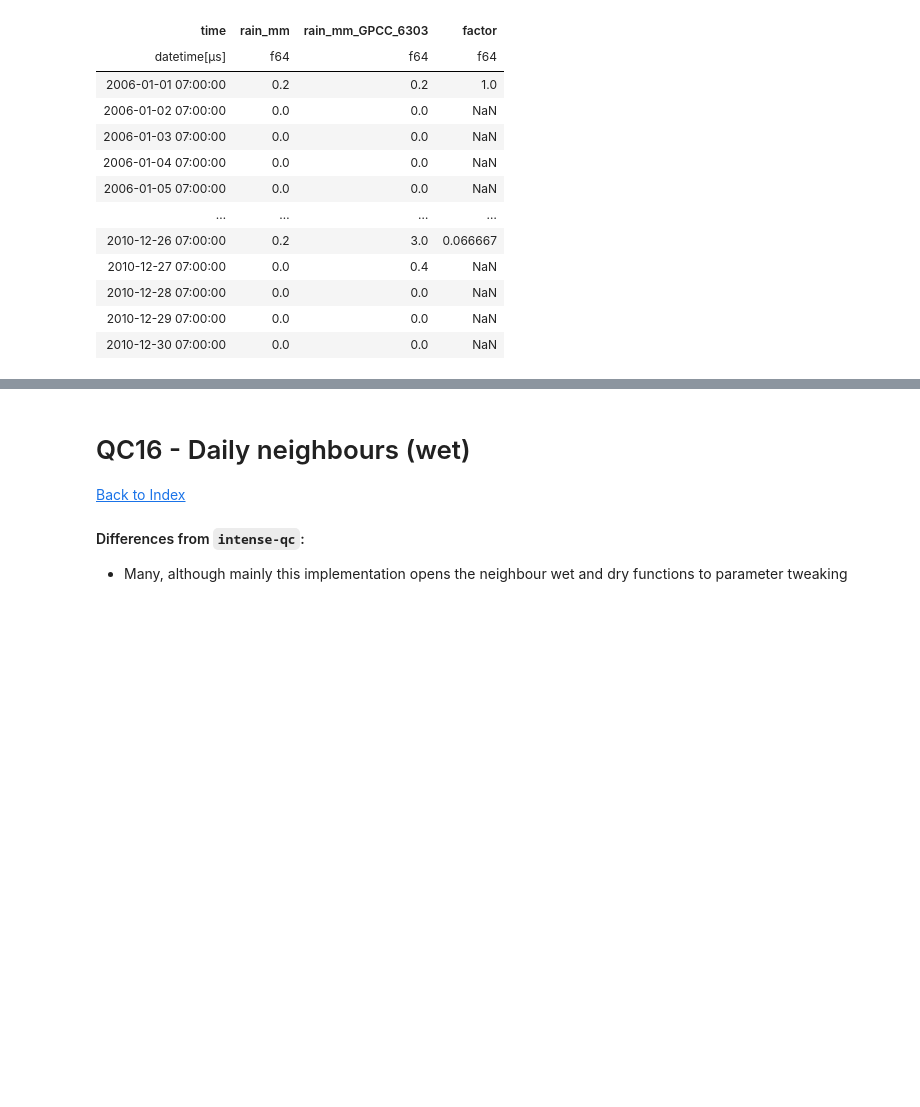
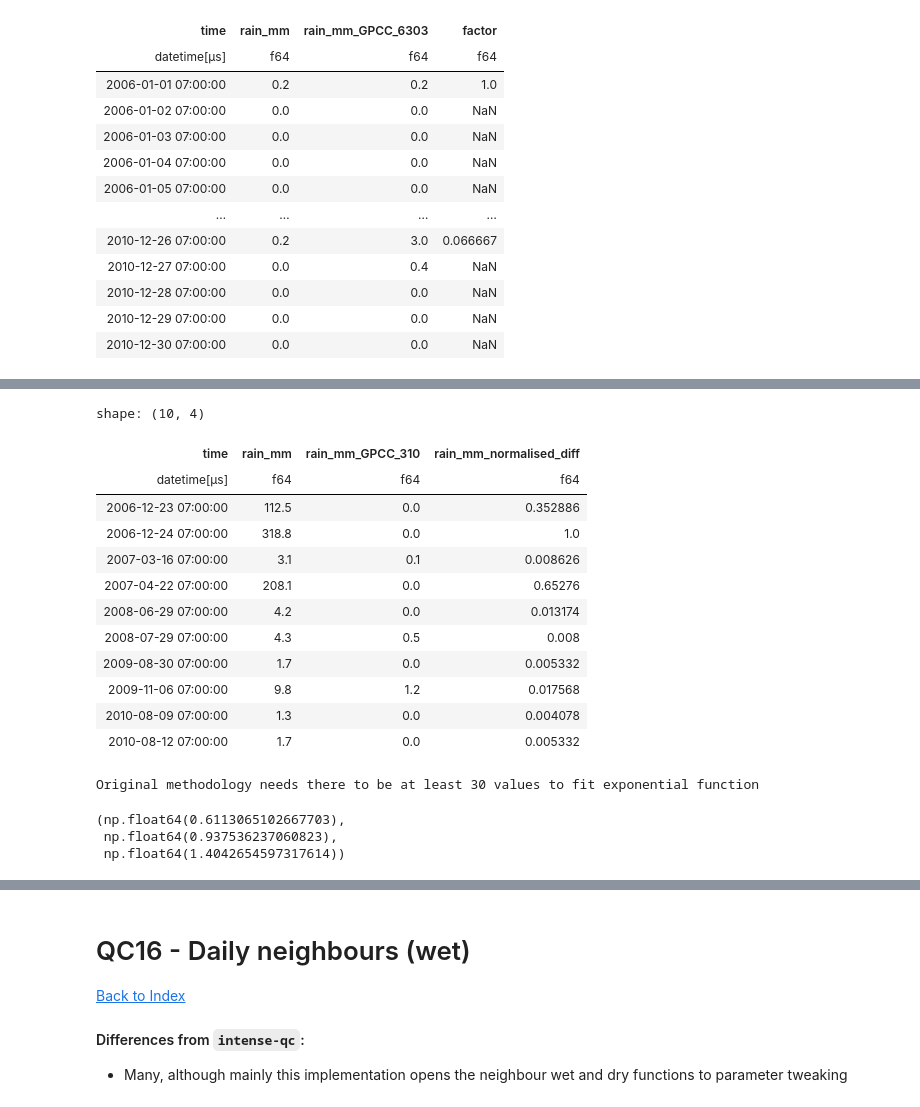
Before and after one commit to Thomasjkeel/RainfallQC-notebooks, a Jupyter notebook: notebooks/neighbour_checks.ipynb, the cells around one changed output, grey strips where cells are left out. Drawn from its saved outputs; the diff is of its cells as text; code cells hidden in the pictures; blank space fills up the shorter version.

Commit message:
add wet neighbour part

```diff
--- a/notebooks/neighbour_checks.ipynb
+++ b/notebooks/neighbour_checks.ipynb
@@ -576,0 +554,4 @@ perc: 0.7673758865248227, p_corr: 0.009778374017001294, f_mean: 0.21056017953340
+# %%
+joined_gauges_gpcc = target_gauge_daily.join(example_gpcc, on='time', suffix=f'_GPCC_{gpcc_id_name}')
+joined_gauges_gpcc = joined_gauges_gpcc.drop_nans()
+joined_gauges_gpcc.head()
@@ -576,0 +571,36 @@ perc: 0.7673758865248227, p_corr: 0.009778374017001294, f_mean: 0.21056017953340
+# %%
+def normalise_data(data):
+    return (data - data.min()) / (data.max() - data.min())
+# %%
+joined_gauges_gpcc_normalised_diff = joined_gauges_gpcc.with_columns(
+    # get normalised difference between target and neighbour
+    rain_mm_normalised_diff = normalise_data(pl.col(f'{rain_col}')) - normalise_data(pl.col(f'{rain_col}_GPCC_{gpcc_id_name}'))
+)
+# %%
+joined_gauges_gpcc_normalised_diff_filtered = joined_gauges_gpcc_normalised_diff.filter(
+    (pl.col(f'{rain_col}') >= 1.0) &
+    (pl.col(f'{rain_col}').is_finite()) &
+    (pl.col(f'{rain_col}_GPCC_{gpcc_id_name}').is_finite()) &
+    (pl.col(f'{rain_col}_normalised_diff') > 0.0)
+)
+# %%
+joined_gauges_gpcc_normalised_diff_filtered
+# %% [output]
+shape: (10, 4)
+| time | rain_mm | rain_mm_GPCC_310 | rain_mm_normalised_diff |
+| datetime[μs] | f64 | f64 | f64 |
+| 2006-12-23 07:00:00 | 112.5 | 0.0 | 0.352886 |
+| 2006-12-24 07:00:00 | 318.8 | 0.0 | 1.0 |
+| 2007-03-16 07:00:00 | 3.1 | 0.1 | 0.008626 |
+| 2007-04-22 07:00:00 | 208.1 | 0.0 | 0.65276 |
+| 2008-06-29 07:00:00 | 4.2 | 0.0 | 0.013174 |
+| 2008-07-29 07:00:00 | 4.3 | 0.5 | 0.008 |
+| 2009-08-30 07:00:00 | 1.7 | 0.0 | 0.005332 |
+| 2009-11-06 07:00:00 | 9.8 | 1.2 | 0.017568 |
+| 2010-08-09 07:00:00 | 1.3 | 0.0 | 0.004078 |
+| 2010-08-12 07:00:00 | 1.7 | 0.0 | 0.005332 |
+# %%
+if not len(joined_gauges_gpcc_normalised_diff_filtered) >= 30:
+    print('Original methodology needs there to be at least 30 values to fit exponential function')
+# %% [output]
+Original methodology needs there to be at least 30 values to fit exponential function
@@ -576,0 +614,6 @@ perc: 0.7673758865248227, p_corr: 0.009778374017001294, f_mean: 0.21056017953340
+# %%
+q95, q99, q999
+# %% [output]
+(np.float64(0.6113065102667703),
+ np.float64(0.937536237060823),
+ np.float64(1.4042654597317614))
```
Also changed, not shown: parts of 21 cells of this notebook.
